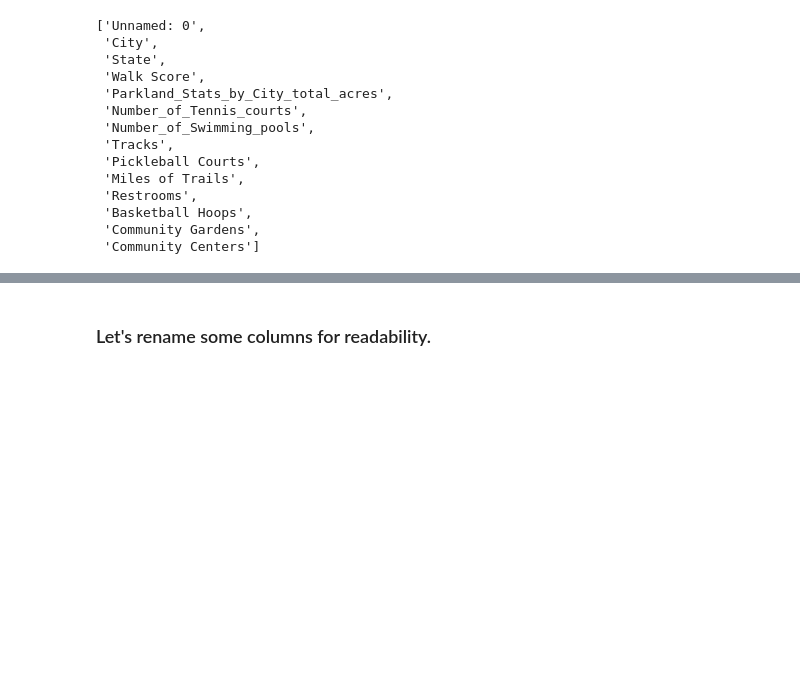
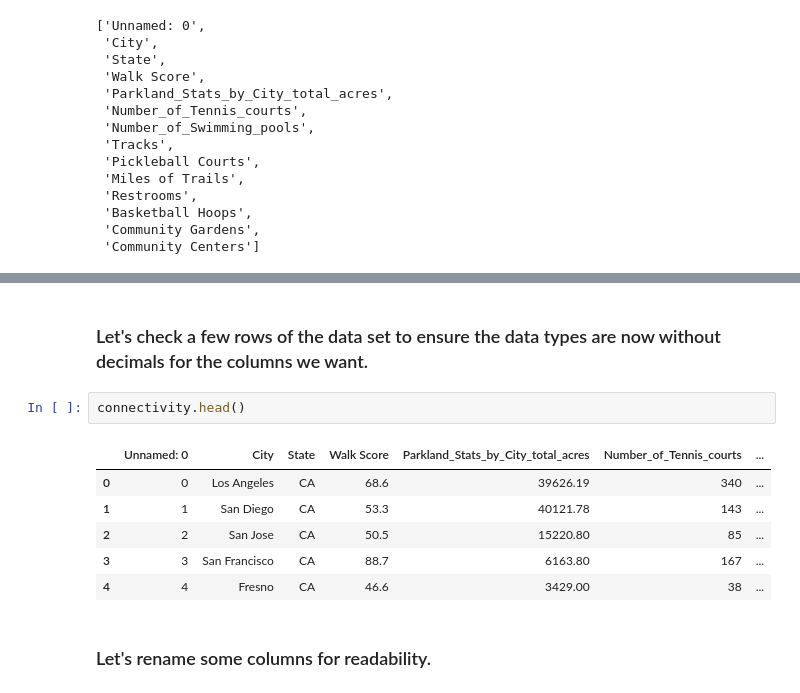
Before and after one commit to TinaBaldwin/US_Cities_Data, a Jupyter notebook: Cleaning_connectivity.ipynb, the cells around one changed output, grey strips where cells are left out. Cells and saved outputs as stored; diff of their text form; blank space fills up the shorter version.

Commit message:
Updated data types of some colmns to int64.

```diff
--- a/Cleaning_connectivity.ipynb
+++ b/Cleaning_connectivity.ipynb
@@ -337,3 +385,14 @@ list(connectivity.columns)
+# %% [markdown]
+### Let's check a few rows of the data set to ensure the data types are now without decimals for the columns we want.
+# %%
+connectivity.head()
+# %% [output]
+|  | Unnamed: 0 | City | State | Walk Score | Parkland_Stats_by_City_total_acres | Number_of_Tennis_courts | ... |
+| 0 | 0 | Los Angeles | CA | 68.6 | 39626.19 | 340 | ... |
+| 1 | 1 | San Diego | CA | 53.3 | 40121.78 | 143 | ... |
+| 2 | 2 | San Jose | CA | 50.5 | 15220.80 | 85 | ... |
+| 3 | 3 | San Francisco | CA | 88.7 | 6163.80 | 167 | ... |
+| 4 | 4 | Fresno | CA | 46.6 | 3429.00 | 38 | ... |
 # %% [markdown]
 ### Let's rename some columns for readability.
 # %%
```
Also changed, not shown: parts of 8 cells of this notebook, 1 other file.
